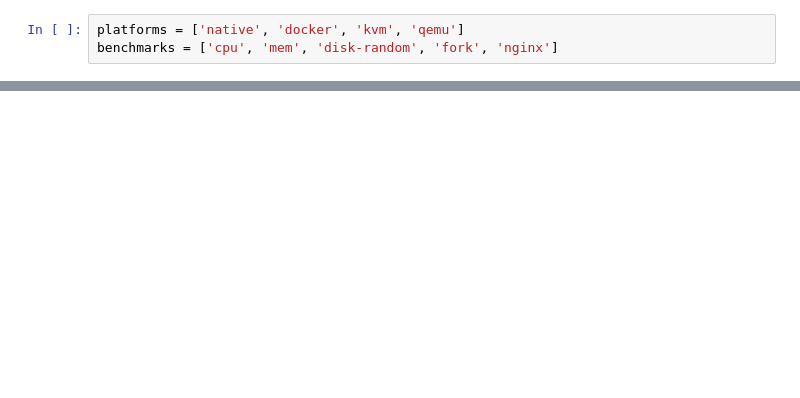
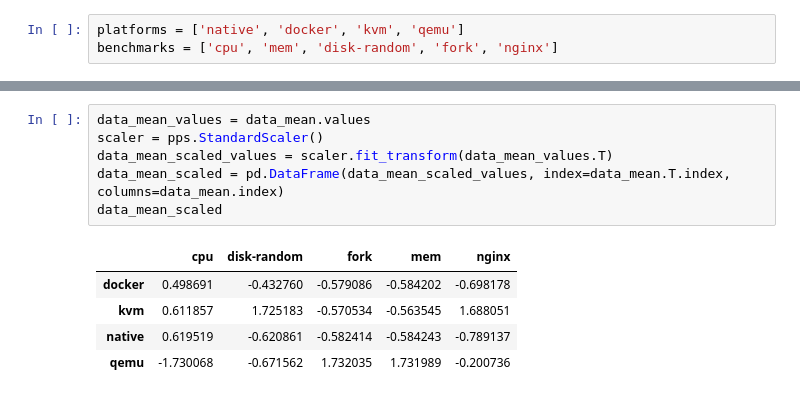
Before and after one commit to Miroka96/virtualization-benchmark, a Jupyter notebook: Analysis.ipynb, the cells around one changed output, grey strips where cells are left out. Drawn from its saved outputs; the diff is of its cells as text; blank space fills up the shorter version.

```diff
--- a/Analysis.ipynb
+++ b/Analysis.ipynb
@@ -116,0 +126,12 @@ dict_values([['0.980\n', '0.970\n', '0.996\n', '0.978\n', '0.966\n', '0.967\n',
+# %%
+data_mean_values = data_mean.values
+scaler = pps.StandardScaler()
+data_mean_scaled_values = scaler.fit_transform(data_mean_values.T)
+data_mean_scaled = pd.DataFrame(data_mean_scaled_values, index=data_mean.T.index, columns=data_mean.index)
+data_mean_scaled
+# %% [output]
+|  | cpu | disk-random | fork | mem | nginx |
+| docker | 0.498691 | -0.432760 | -0.579086 | -0.584202 | -0.698178 |
+| kvm | 0.611857 | 1.725183 | -0.570534 | -0.563545 | 1.688051 |
+| native | 0.619519 | -0.620861 | -0.582414 | -0.584243 | -0.789137 |
+| qemu | -1.730068 | -0.671562 | 1.732035 | 1.731989 | -0.200736 |
```
Also changed, not shown: parts of 12 cells of this notebook, 1 other file.
